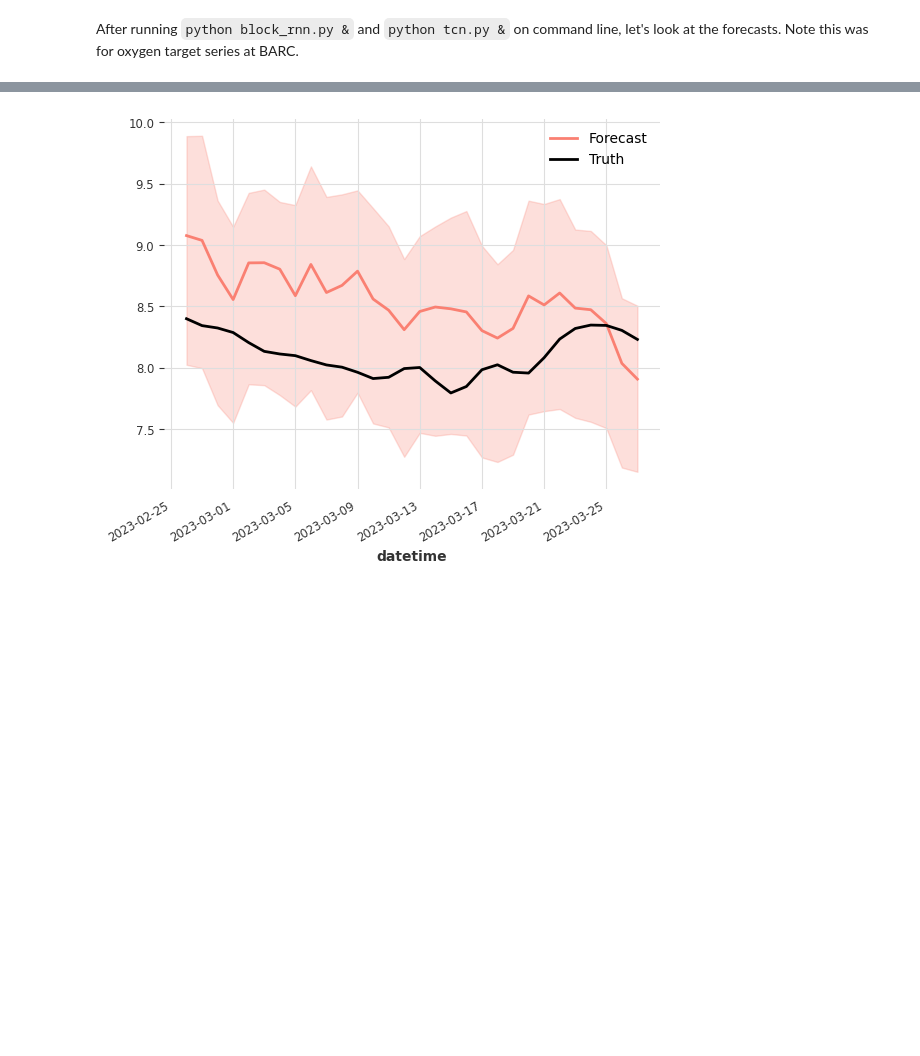
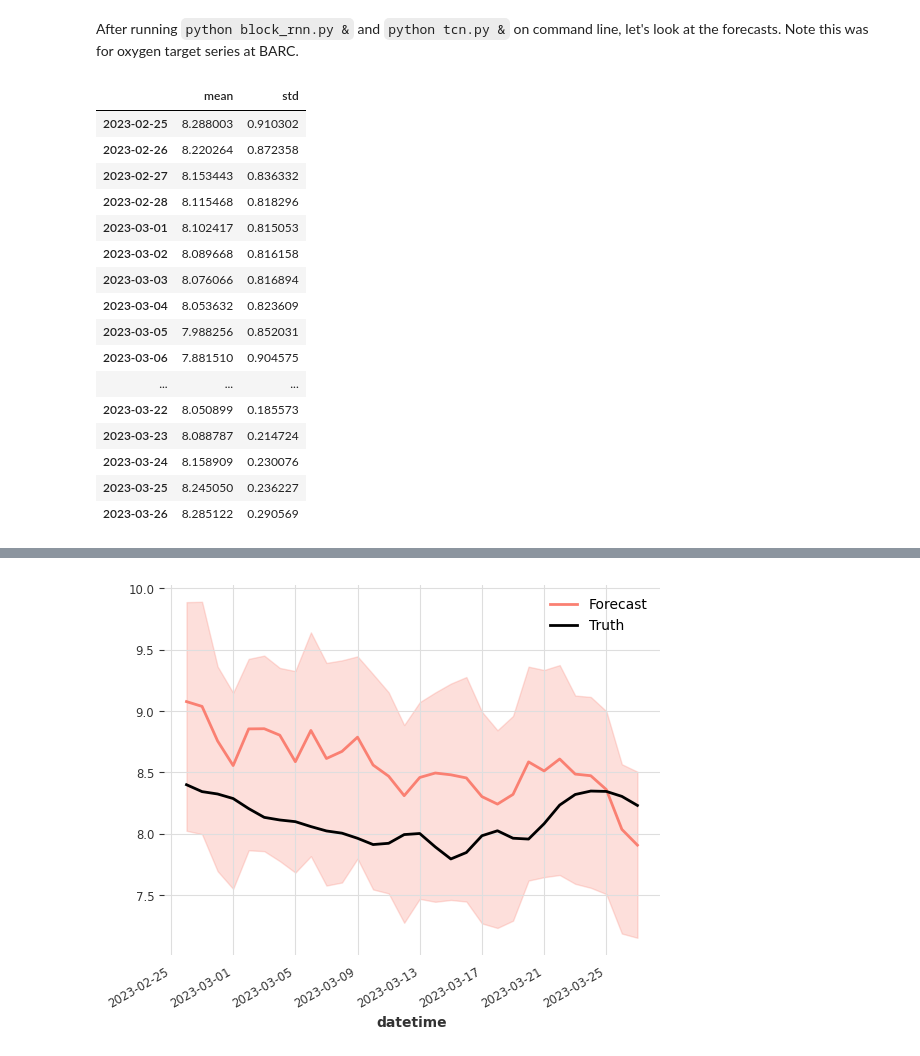
Before and after one commit to boettiger-lab/neon4cast-darts-submit, a Jupyter notebook: scoring_exploration.ipynb, the cells around one changed output, grey strips where cells are left out. Drawn from its saved outputs; the diff is of its cells as text; code cells hidden in the pictures; blank space fills up the shorter version.

```diff
--- a/scoring_exploration.ipynb
+++ b/scoring_exploration.ipynb
@@ -43,6 +43,26 @@ data_preprocessor.plot_by_site("BARC")
 After running `python block_rnn.py &` and `python tcn.py &` on command line, let's look at the forecasts. Note this was for oxygen target series at BARC.
 # %%
 forecasts_dict = {}
+# %%
+x
+# %% [output]
+|  | mean | std |
+| 2023-02-25 | 8.288003 | 0.910302 |
+| 2023-02-26 | 8.220264 | 0.872358 |
+| 2023-02-27 | 8.153443 | 0.836332 |
+| 2023-02-28 | 8.115468 | 0.818296 |
+| 2023-03-01 | 8.102417 | 0.815053 |
+| 2023-03-02 | 8.089668 | 0.816158 |
+| 2023-03-03 | 8.076066 | 0.816894 |
+| 2023-03-04 | 8.053632 | 0.823609 |
+| 2023-03-05 | 7.988256 | 0.852031 |
+| 2023-03-06 | 7.881510 | 0.904575 |
+| ... | ... | ... |
+| 2023-03-22 | 8.050899 | 0.185573 |
+| 2023-03-23 | 8.088787 | 0.214724 |
+| 2023-03-24 | 8.158909 | 0.230076 |
+| 2023-03-25 | 8.245050 | 0.236227 |
+| 2023-03-26 | 8.285122 | 0.290569 |
 # %%
 def make_plot(csv_name, site, target_variable, record_dict):
     df = pd.read_csv(f"training_scripts/forecasts/{csv_name}.csv")
```
Also changed, not shown: parts of 2 cells of this notebook.
